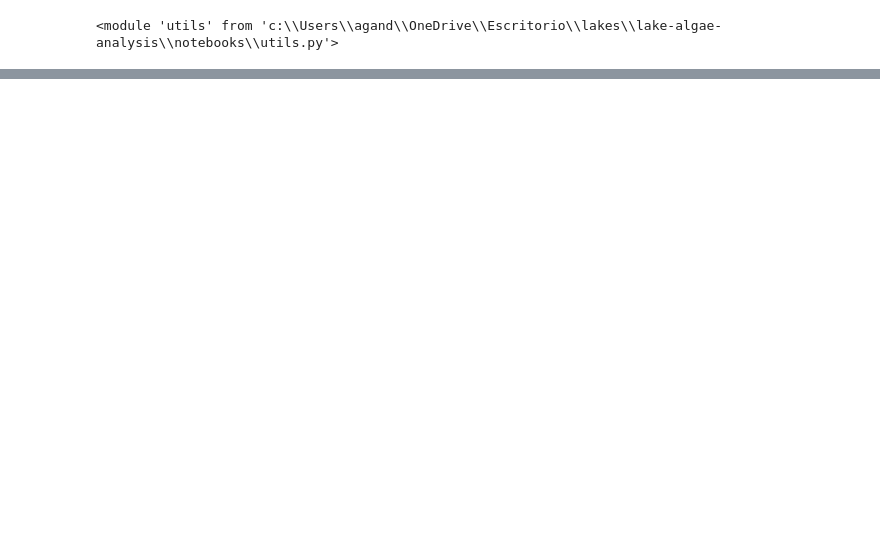
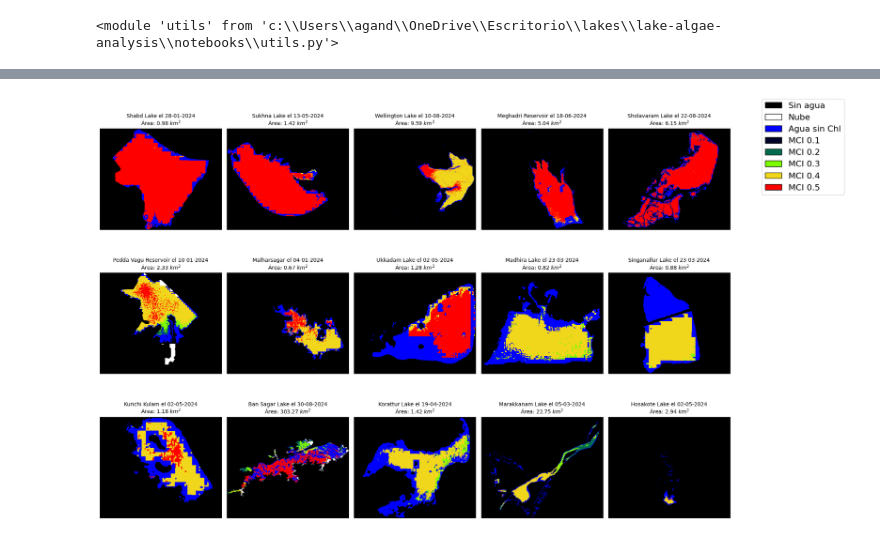
Before and after one commit to Davidmates1/lake_analytics, a Jupyter notebook: notebooks/clasification.ipynb, the cells around one changed output, grey strips where cells are left out. Drawn from its saved outputs; the diff is of its cells as text; code cells hidden in the pictures; blank space fills up the shorter version.

```diff
--- a/notebooks/clasification.ipynb
+++ b/notebooks/clasification.ipynb
@@ -278,0 +173,4 @@ Counter({(0, 0, 0): 62049,
+# %%
+top_cluster_df = cluster_df[cluster_df["cluster"]==2].copy()
+top_osmid_cluster = set(top_cluster_df.osmid.unique())
+print(top_osmid_cluster)
@@ -278,0 +199,10 @@ Counter({(0, 0, 0): 62049,
+# %%
+top_cluster_df.loc[:, "high_or_very_high_ratio"] = top_cluster_df["high_chl_ratio"] + top_cluster_df["very_high_chl_ratio"]
+top15cluster = top_cluster_df.sort_values(by="high_or_very_high_ratio", ascending=False).groupby('osmid').first().sort_values(by="high_or_very_high_ratio", ascending=False).reset_index().copy()
+key_columns = ['osmid', 'day']
+
+top15clustermerged = top15cluster.merge(df_post_grouped, on=key_columns, how='left')
+# %%
+utils.plot_all_transformed_images(top15clustermerged)
+# %% [output]
+[figure, added]
```
Also changed, not shown: parts of 46 cells of this notebook, 4 other files.
